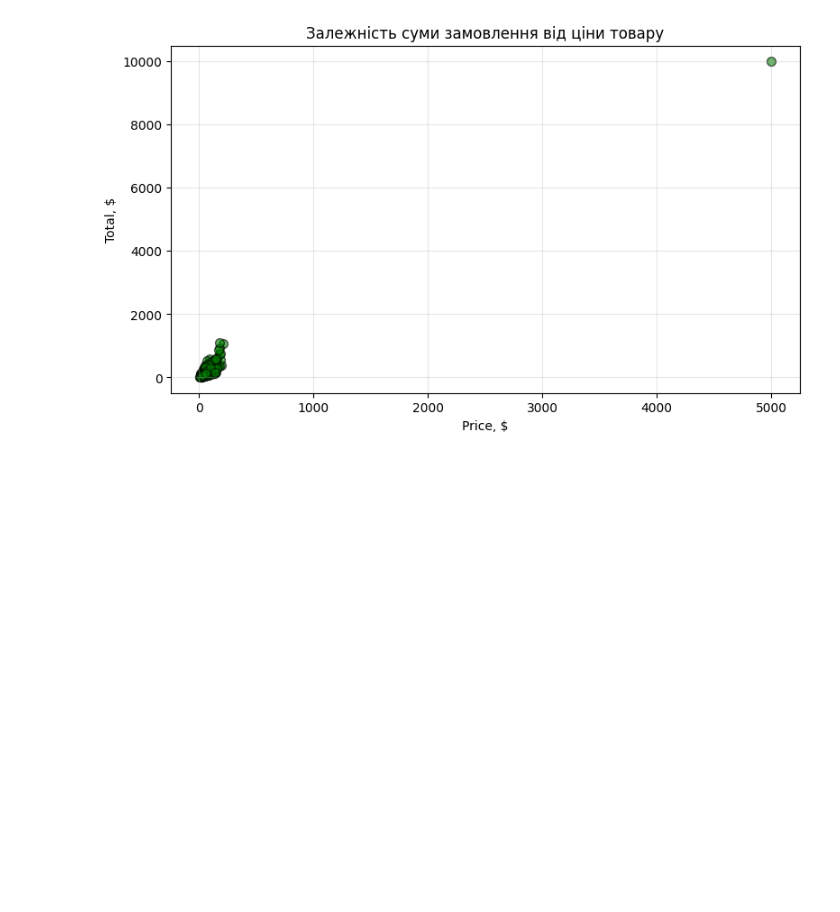
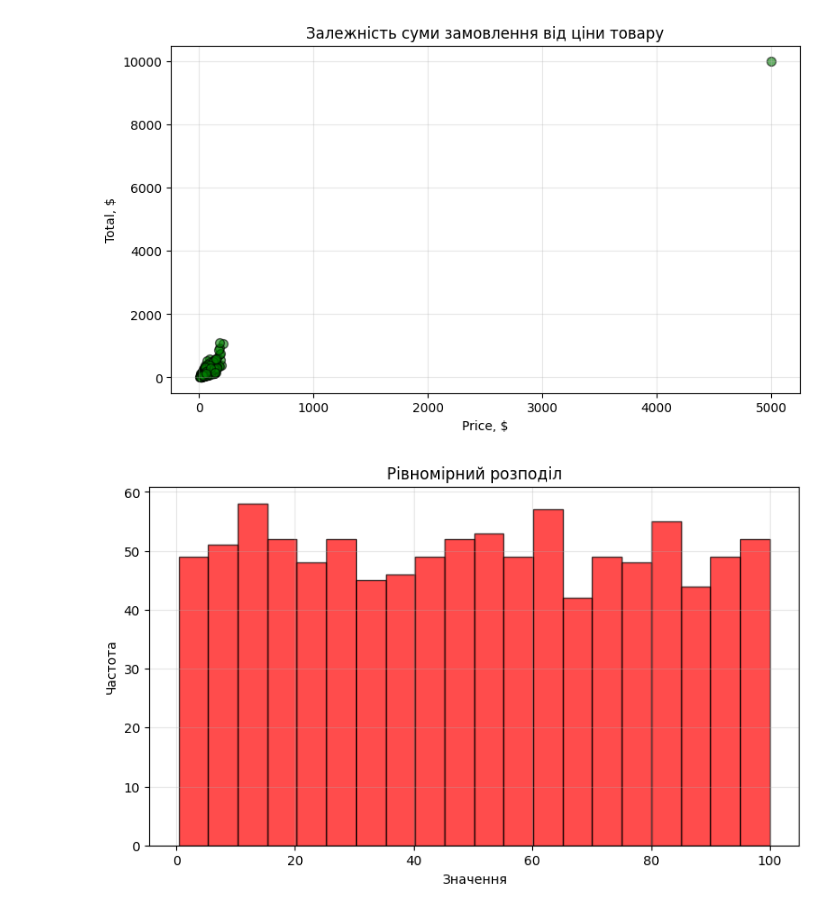
Before and after one commit to DearDarlin/sales, a Jupyter notebook: sales_analysis.ipynb, the cells around one changed output. Cells and saved outputs as stored; diff of their text form; code cells hidden in the pictures; blank space fills up the shorter version.

Commit message:
uniform distribution

```diff
--- a/sales_analysis.ipynb
+++ b/sales_analysis.ipynb
@@ -313,3 +313,15 @@ plt.grid(alpha=0.3)
 plt.show()
 # %% [output]
 [figure]
+# %%
+uniform = np.random.uniform(low=0, high=100, size=1000)
+
+plt.figure(figsize=(9,5))
+plt.hist(uniform, bins=20, color='red', edgecolor='black', alpha=0.7)
+plt.title('Рівномірний розподіл')
+plt.xlabel('Значення')
+plt.ylabel('Частота')
+plt.grid(alpha=0.3)
+plt.show()
+# %% [output]
+[figure, added]
```
